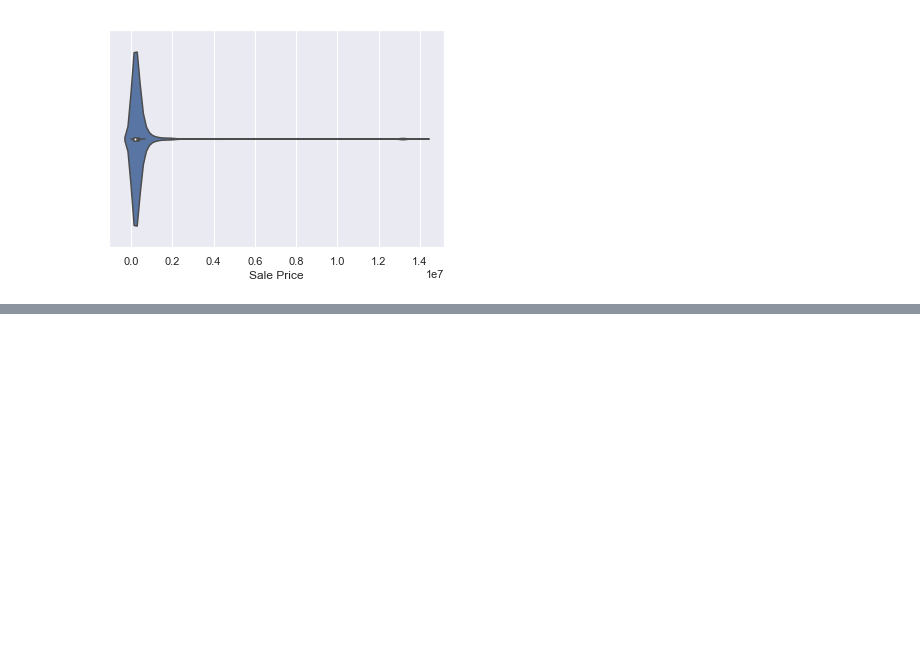
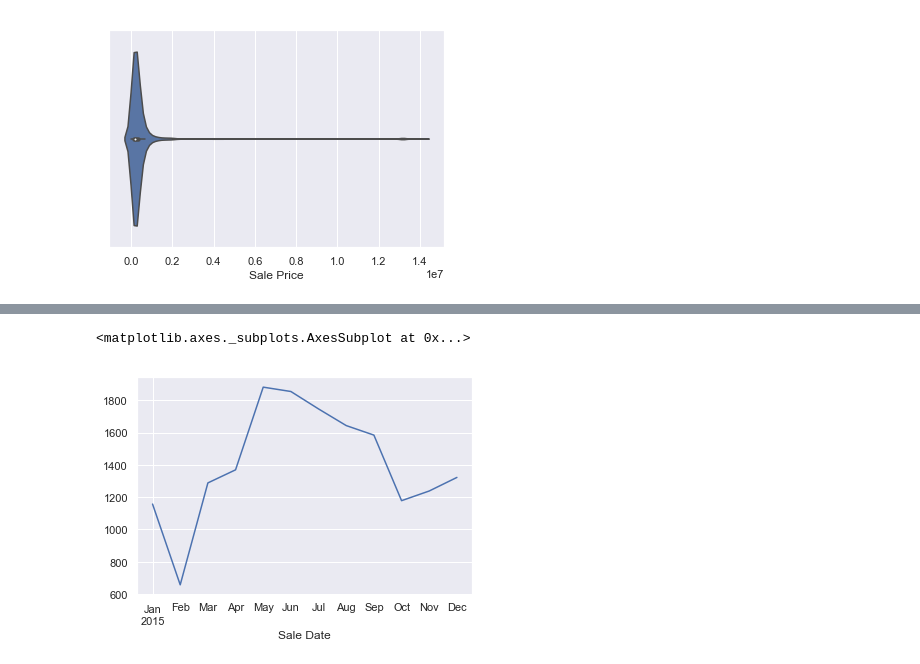
Before and after one commit to drewlehe/Nashville, a Jupyter notebook: Analysis.ipynb, the cells around one changed output, grey strips where cells are left out. Drawn from its saved outputs; the diff is of its cells as text; code cells hidden in the pictures; blank space fills up the shorter version.

```diff
--- a/Analysis.ipynb
+++ b/Analysis.ipynb
@@ -83,0 +90,5 @@ sns.lineplot(x='Month',y=df['Sale Date'].count(),data=df)
+# %%
+x.plot()
+# %% [output]
+<matplotlib.axes._subplots.AxesSubplot at 0x...>
+[figure, added]
```
Also changed, not shown: parts of 8 cells of this notebook.
